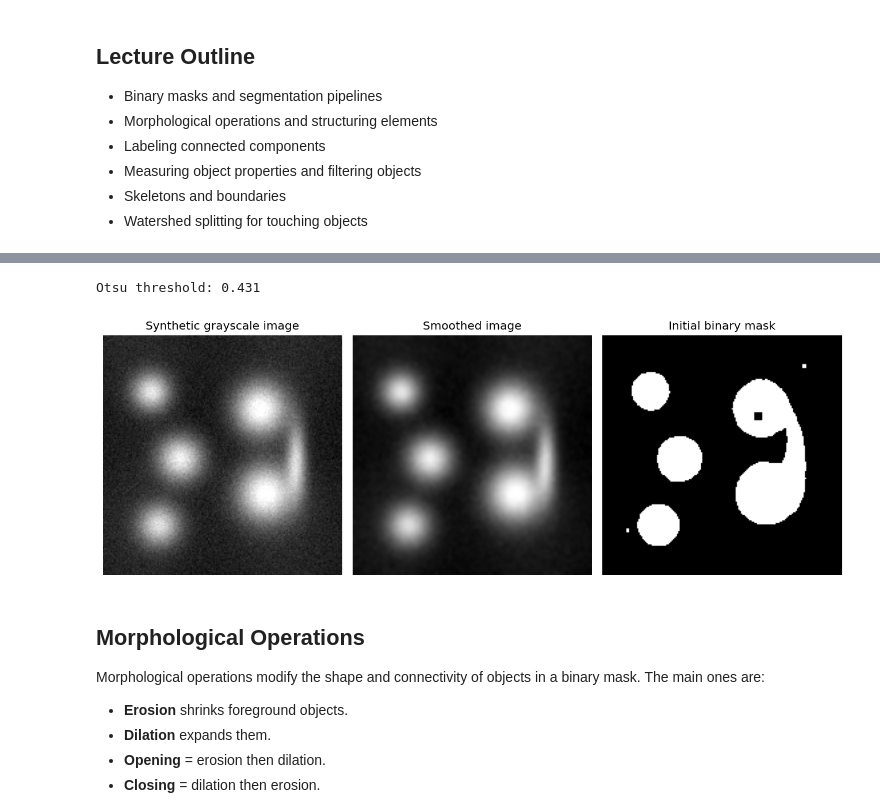
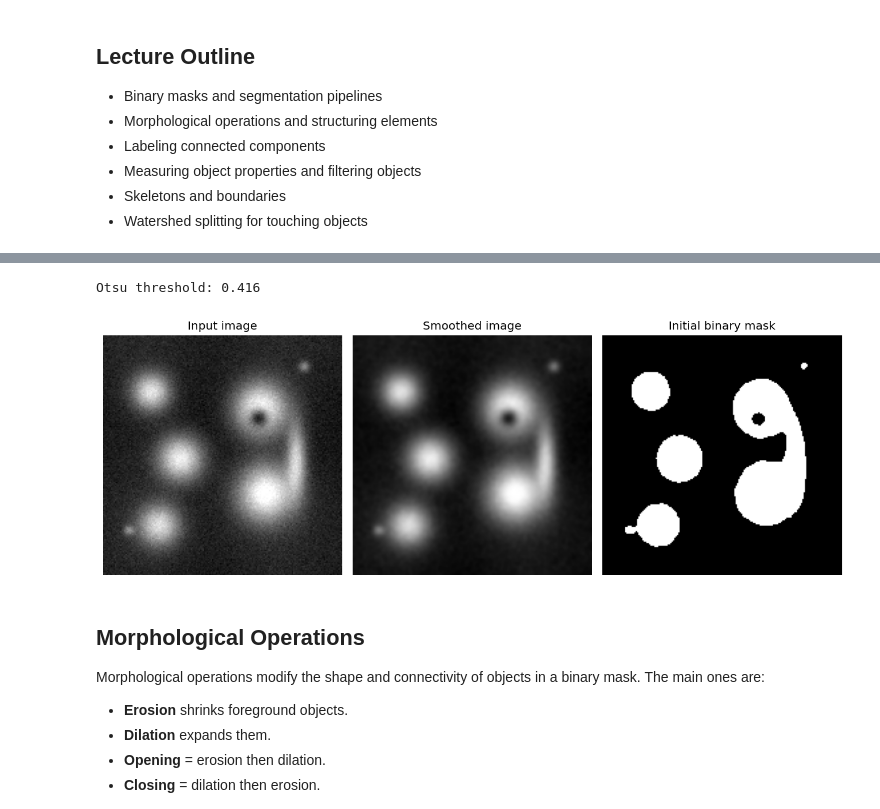
Before and after one commit to dgodovich/MOL518-Intro-to-Data-Analysis, a Jupyter notebook: Lecture_36/BPY518_Lecture36.ipynb, the cells around one changed output, grey strips where cells are left out. Cells and saved outputs as stored; diff of their text form; code cells hidden in the pictures.

```diff
--- a/Lecture_36/BPY518_Lecture36.ipynb
+++ b/Lecture_36/BPY518_Lecture36.ipynb
@@ -62,45 +60,42 @@ def make_segmentation_demo(shape=(180, 180), rng=None):
     radii = [10, 14, 12, 15, 11]
     amplitudes = [0.75, 0.9, 0.82, 0.88, 0.7]
     for (cy, cx), radius, amplitude in zip(centers, radii, amplitudes):
         image += amplitude * np.exp(-((xx - cx) ** 2 + (yy - cy) ** 2) / (2 * radius**2))
 
-    # Add one elongated bright artifact so filtering by shape later has something to remove.
+    # Add artifacts directly in the image
     image += 0.65 * np.exp(-((xx - 145) ** 2) / (2 * 5**2)) * np.exp(-((yy - 92) ** 2) / (2 * 18**2))
+    image += 0.38 * np.exp(-((xx - 151) ** 2 + (yy - 23) ** 2) / (2 * 2.8**2))
+    image += 0.34 * np.exp(-((xx - 19) ** 2 + (yy - 146) ** 2) / (2 * 2.6**2))
+    image -= 0.8 * np.exp(-((xx - 117) ** 2 + (yy - 61) ** 2) / (2 * 4.8**2))
 
     if rng is not None:
         image += 0.03 * rng.normal(size=shape)
     return np.clip(image, 0, 1)
 
 
 demo_image = make_segmentation_demo(rng=rng)
 smoothed = ndi.gaussian_filter(demo_image, sigma=1.2)
 threshold = filters.threshold_otsu(smoothed)
-initial_mask = smoothed > threshold
-
-# Add a few artifacts to make morphological cleanup visible.
-mask_with_artifacts = initial_mask.copy()
-mask_with_artifacts[22:25, 150:153] = True
-mask_with_artifacts[145:148, 18:20] = True
-mask_with_artifacts[58:64, 114:120] = False
+initial_mask = smoothed > threshold #make the binary mask
 
 fig, axes = plt.subplots(1, 3, figsize=(11, 3.8))
 axes[0].imshow(demo_image)
-axes[0].set_title('Synthetic grayscale image')
+axes[0].set_title('Input image')
 axes[0].axis('off')
 
 axes[1].imshow(smoothed)
 axes[1].set_title('Smoothed image')
 axes[1].axis('off')
 
-axes[2].imshow(mask_with_artifacts)
+axes[2].imshow(initial_mask)
 axes[2].set_title('Initial binary mask')
 axes[2].axis('off')
 
 plt.tight_layout()
 print(f"Otsu threshold: {threshold:.3f}")
 # %% [output]
-Otsu threshold: 0.431
+Otsu threshold: 0.416
-[figure, old version]
+[figure, new version]
 # %% [markdown]
 ## Morphological Operations
 
```
Also changed, not shown: parts of 17 cells of this notebook, 1 other file.
